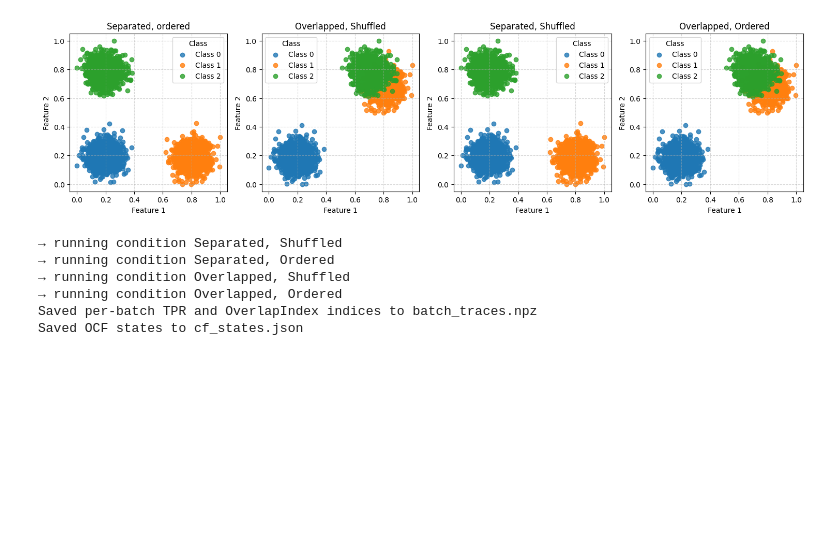
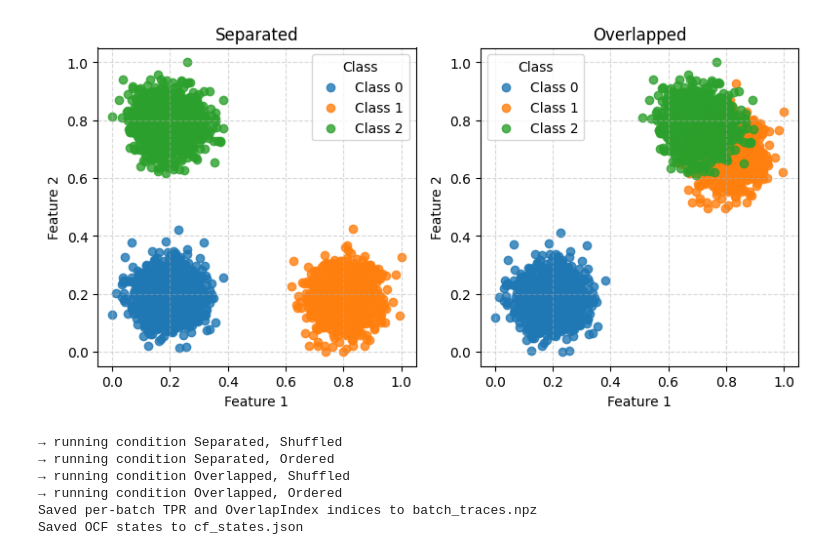
Before and after one commit to NiklasMelton/CVI_Forgetting, a Jupyter notebook: test_OCF.ipynb, the cells around one changed output. Saved outputs shown, nothing was run; the diff lists cells and outputs as text; code cells hidden in the pictures; blank space fills up the shorter version.

```diff
--- a/test_OCF.ipynb
+++ b/test_OCF.ipynb
@@ -137,23 +137,26 @@ def plot_synthetic_blobs(
 # %%
 import matplotlib.pyplot as plt
 
 # generate data
 X_cf, y_cf, _, _     = generate_synthetic_blobs(3600, 600, overlap=False, ordered=True, random_state=42)
 X_ov, y_ov, _, _     = generate_synthetic_blobs(3600, 600, overlap=True, ordered=False, random_state=42)
-X_good, y_good, _, _ = generate_synthetic_blobs(3600, 600, overlap=False, ordered=False,    random_state=42)
-X_ovcf, y_ovcf, _, _ = generate_synthetic_blobs(3600, 600, overlap=True, ordered=True,    random_state=42)
+# X_good, y_good, _, _ = generate_synthetic_blobs(3600, 600, overlap=False, ordered=False,    random_state=42)
+# X_ovcf, y_ovcf, _, _ = generate_synthetic_blobs(3600, 600, overlap=True, ordered=True,    random_state=42)
 
 # plot each
-fig, axes = plt.subplots(1, 4, figsize=(15, 5))
-plot_synthetic_blobs(X_cf, y_cf, ax=axes[0], title="Separated, ordered")
-plot_synthetic_blobs(X_ov, y_ov, ax=axes[1], title="Overlapped, Shuffled")
-plot_synthetic_blobs(X_good, y_good, ax=axes[2], title="Separated, Shuffled")
-plot_synthetic_blobs(X_ovcf, y_ovcf, ax=axes[3], title="Overlapped, Ordered")
+# fig, axes = plt.subplots(1, 2, figsize=(15, 5))
+# plot_synthetic_blobs(X_cf, y_cf, ax=axes[0], title="Separated, ordered")
+# plot_synthetic_blobs(X_ov, y_ov, ax=axes[1], title="Overlapped, Shuffled")
+# plot_synthetic_blobs(X_good, y_good, ax=axes[2], title="Separated, Shuffled")
+# plot_synthetic_blobs(X_ovcf, y_ovcf, ax=axes[3], title="Overlapped, Ordered")
+fig, axes = plt.subplots(1, 2, figsize=(8, 5))
+plot_synthetic_blobs(X_cf, y_cf, ax=axes[0], title="Separated")
+plot_synthetic_blobs(X_ov, y_ov, ax=axes[1], title="Overlapped")
 plt.tight_layout()
 plt.savefig("figures/condition_blobs.png")
 plt.show()
 # %% [output]
-[figure, old version]
+[figure, new version]
 # %%
 import random
 import numpy as np
```
Also changed, not shown: 23 other files.
